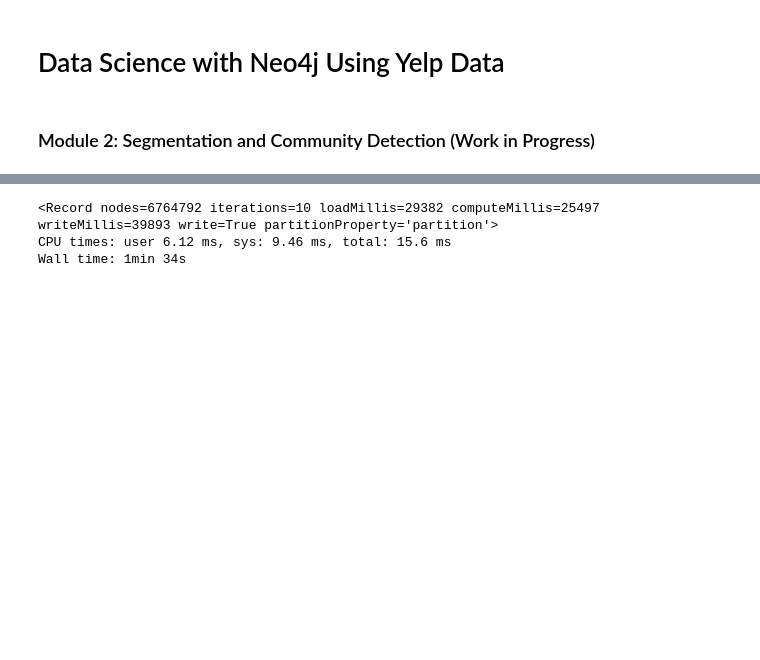
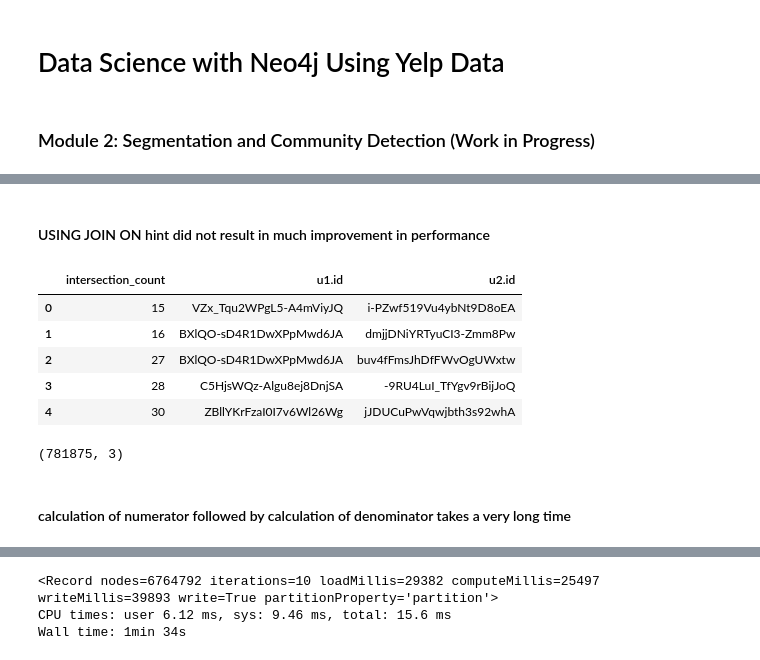
Before and after one commit to neo4j-contrib/neo4j-data-science-yelp, a Jupyter notebook: notebooks/neo4j_yelp_02_community_detection.ipynb, the cells around one changed output, grey strips where cells are left out. Drawn from its saved outputs; the diff is of its cells as text; code cells hidden in the pictures; blank space fills up the shorter version.

```diff
--- a/notebooks/neo4j_yelp_02_community_detection.ipynb
+++ b/notebooks/neo4j_yelp_02_community_detection.ipynb
@@ -146,0 +176,12 @@ SET s.jaccard_index = jaccard_index
+# %%
+%%time
+# get numerator which is intersection count
+query = """
+        // get numerator
+        MATCH (u1:User)-[:REVIEWED_CATEGORY]->(c:Category)<-[:REVIEWED_CATEGORY]-(u2:User)
+        WHERE id(u1) < id(u2)
+        RETURN u1.id, u2.id, COUNT(DISTINCT c) as intersection_count
+        """
+
+with driver.session() as session:
+    result = session.run(query)
@@ -146,0 +191,13 @@ SET s.jaccard_index = jaccard_index
+# %%
+%%time
+# compare performance of above query to see impact of USING JOIN ON hint
+query = """
+        // get numerator
+        MATCH (u1:User)-[:REVIEWED_CATEGORY]->(c:Category)<-[:REVIEWED_CATEGORY]-(u2:User)
+        USING JOIN ON c
+        WHERE id(u1) < id(u2)
+        RETURN u1.id, u2.id, COUNT(DISTINCT c) as intersection_count
+        """
+
+with driver.session() as session:
+    result = session.run(query)
@@ -147,2 +207,17 @@ SET s.jaccard_index = jaccard_index
+# %% [markdown]
+#### USING JOIN ON hint did not result in much improvement in performance
 # %%
-jaccard_df = pd.DataFrame([dict(record) for record in result])
+intersection = pd.DataFrame([dict(record) for record in result])
+
+display(intersection.head())
+display(intersection.shape)
+# %% [output]
+|  | intersection_count | u1.id | u2.id |
+| 0 | 15 | VZx_Tqu2WPgL5-A4mViyJQ | i-PZwf519Vu4ybNt9D8oEA |
+| 1 | 16 | BXlQO-sD4R1DwXPpMwd6JA | dmjjDNiYRTyuCI3-Zmm8Pw |
+| 2 | 27 | BXlQO-sD4R1DwXPpMwd6JA | buv4fFmsJhDfFWvOgUWxtw |
+| 3 | 28 | C5HjsWQz-Algu8ej8DnjSA | -9RU4LuI_TfYgv9rBijJoQ |
+| 4 | 30 | ZBllYKrFzaI0I7v6Wl26Wg | jJDUCuPwVqwjbth3s92whA |
+(781875, 3)
+# %% [markdown]
+#### calculation of numerator followed by calculation of denominator takes a very long time
```
Also changed, not shown: parts of 21 cells of this notebook.
